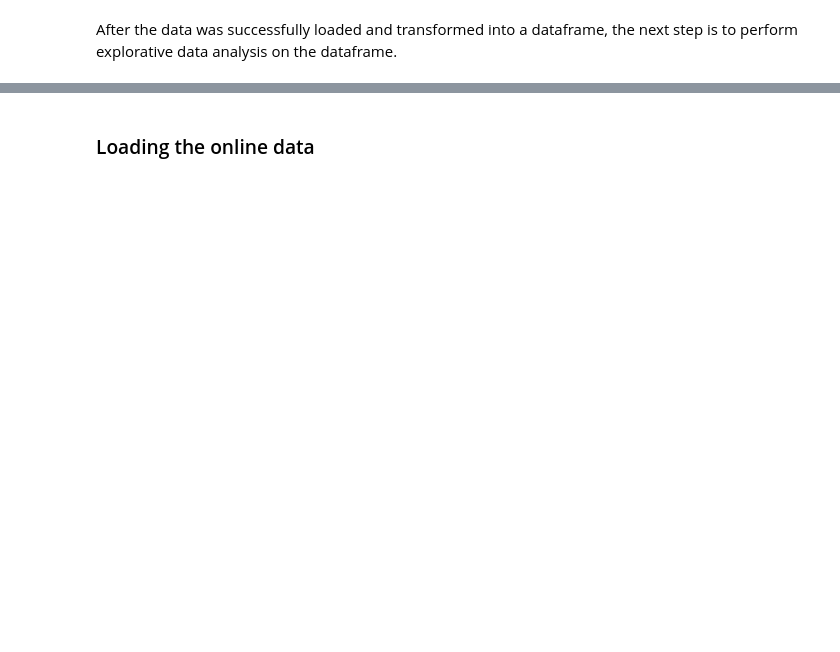
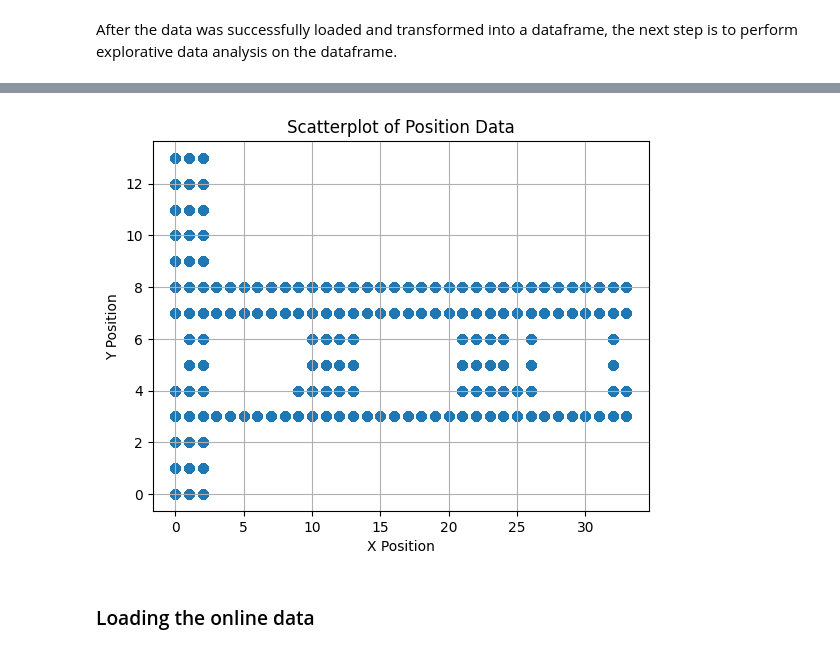
Before and after one commit to NiklasKiefer/indoor_localization, a Jupyter notebook: data_gathering.ipynb, the cells around one changed output, grey strips where cells are left out. Saved outputs shown, nothing was run; the diff lists cells and outputs as text; code cells hidden in the pictures; blank space fills up the shorter version.

```diff
--- a/data_gathering.ipynb
+++ b/data_gathering.ipynb
@@ -303,3 +511,13 @@ After the data was successfully loaded and transformed into a dataframe, the nex
+# %%
+# Scatterplot of Position data
+plt.scatter(df_offline["pos_x"], df_offline["pos_y"])
+plt.xlabel("X Position")
+plt.ylabel("Y Position")
+plt.title("Scatterplot of Position Data")
+plt.grid(True)
+plt.show()
+# %% [output]
+[figure, added]
 # %% [markdown]
 ### Loading the online data
 # %%
```
Also changed, not shown: parts of 22 cells of this notebook.
